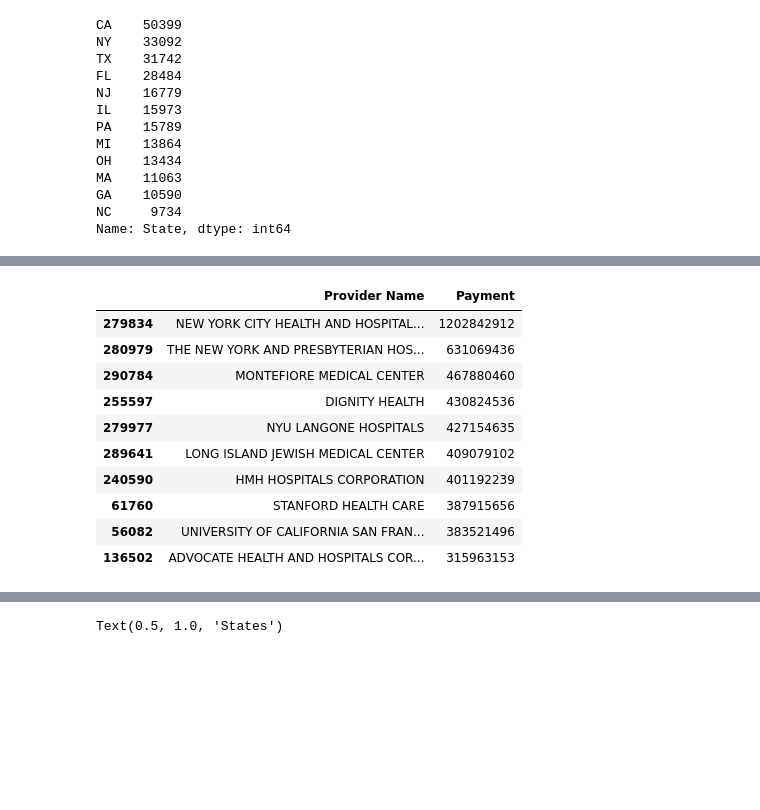
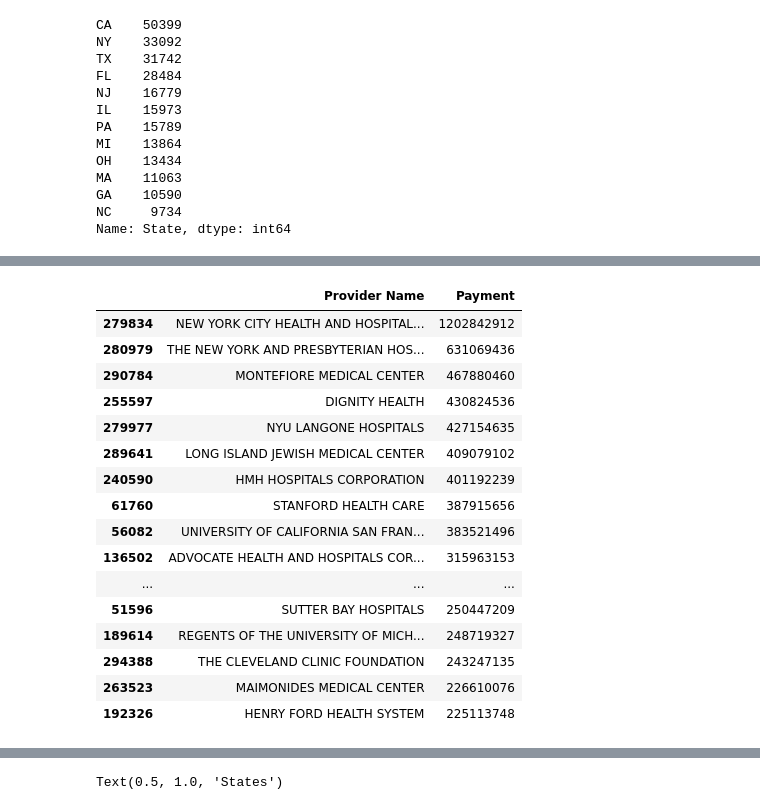
Before and after one commit to Axirts/team_dolphin_grey, a Jupyter notebook: code/data_cleaning_eda.ipynb, the cells around one changed output, grey strips where cells are left out. Drawn from its saved outputs; the diff is of its cells as text; code cells hidden in the pictures; blank space fills up the shorter version.

```diff
--- a/code/data_cleaning_eda.ipynb
+++ b/code/data_cleaning_eda.ipynb
@@ -10,3 +10,7 @@ hhs.head(3)
 | 0 | BRANDON ASTIN DMD LLC | AK | ANCHOR POINT | $113,026 |
 | 1 | ELIZABETH WATNEY | AK | ANCHOR POINT | $724 |
 | 2 | A HAND UP BEHAVIOR SERVICES | AK | ANCHORAGE | $1,191 |
+# %%
+pd.options.display.float_format = '{:.0f}'.format
+claims = pd.read_csv("../dataset/Claims_Reimbursement_to_Health_Care_Providers_and_Facilities_for_Testing__Treatment__and_Vaccine_Administration__of_the_Uninsured.csv")
+claims.head(3)
@@ -102,15 +175,21 @@ hhs.sort_values('Payment',ascending=False)[['City','Payment']].head(10)
 # %%
 #Providers with highest payment
-hhs.sort_values('Payment',ascending=False)[['Provider Name','Payment']].head(10)
+hhs.sort_values('Payment',ascending=False)[['Provider Name','Payment']].head(20)
 # %% [output]
 |  | Provider Name | Payment |
 | 279834 | NEW YORK CITY HEALTH AND HOSPITAL... | 1202842912 |
 | 280979 | THE NEW YORK AND PRESBYTERIAN HOS... | 631069436 |
 | 290784 | MONTEFIORE MEDICAL CENTER | 467880460 |
 | 255597 | DIGNITY HEALTH | 430824536 |
 | 279977 | NYU LANGONE HOSPITALS | 427154635 |
 | 289641 | LONG ISLAND JEWISH MEDICAL CENTER | 409079102 |
 | 240590 | HMH HOSPITALS CORPORATION | 401192239 |
 | 61760 | STANFORD HEALTH CARE | 387915656 |
 | 56082 | UNIVERSITY OF CALIFORNIA SAN FRAN... | 383521496 |
 | 136502 | ADVOCATE HEALTH AND HOSPITALS COR... | 315963153 |
+| ... | ... | ... |
+| 51596 | SUTTER BAY HOSPITALS | 250447209 |
+| 189614 | REGENTS OF THE UNIVERSITY OF MICH... | 248719327 |
+| 294388 | THE CLEVELAND CLINIC FOUNDATION | 243247135 |
+| 263523 | MAIMONIDES MEDICAL CENTER | 226610076 |
+| 192326 | HENRY FORD HEALTH SYSTEM | 225113748 |
```
Also changed, not shown: parts of 13 cells of this notebook, 1 other file.
